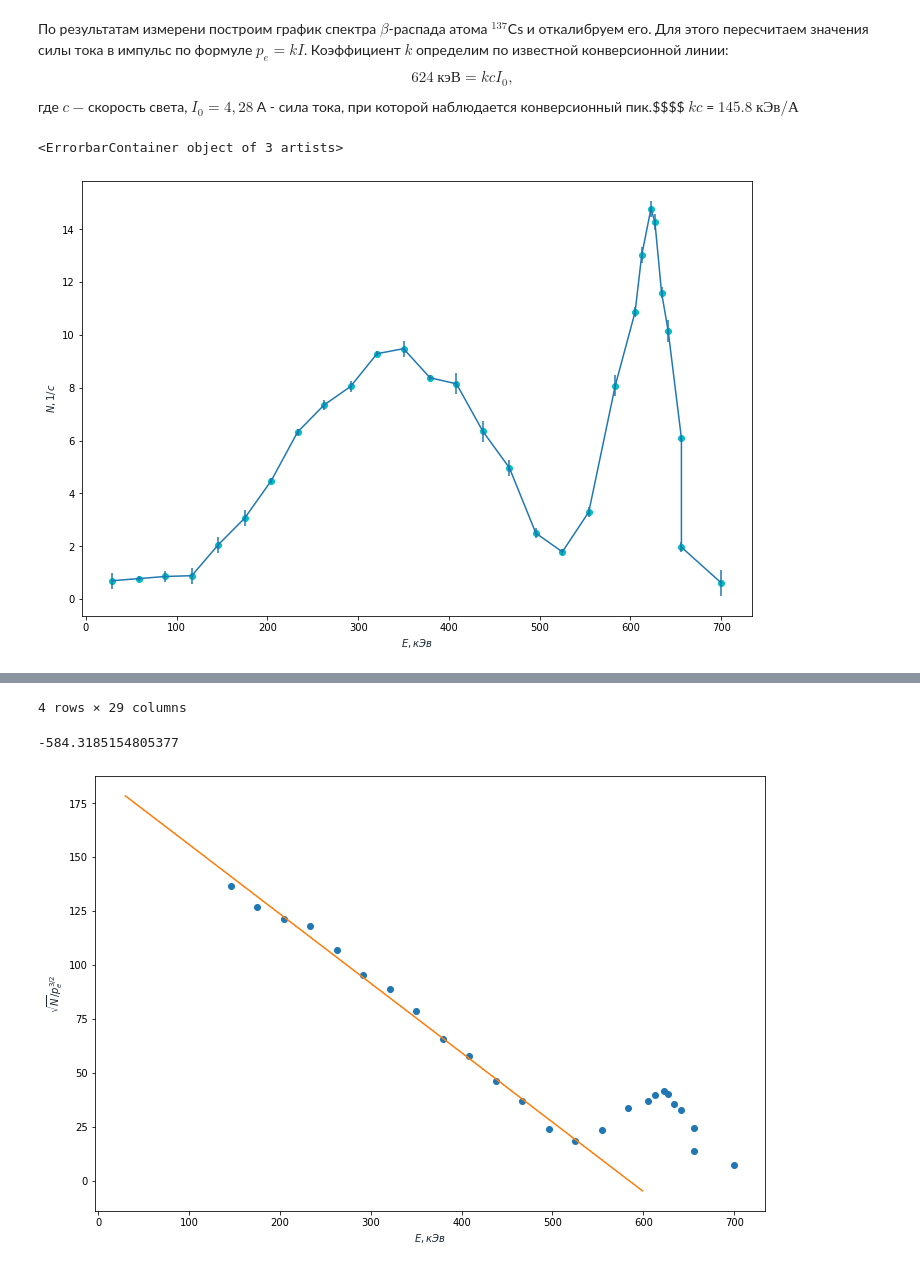
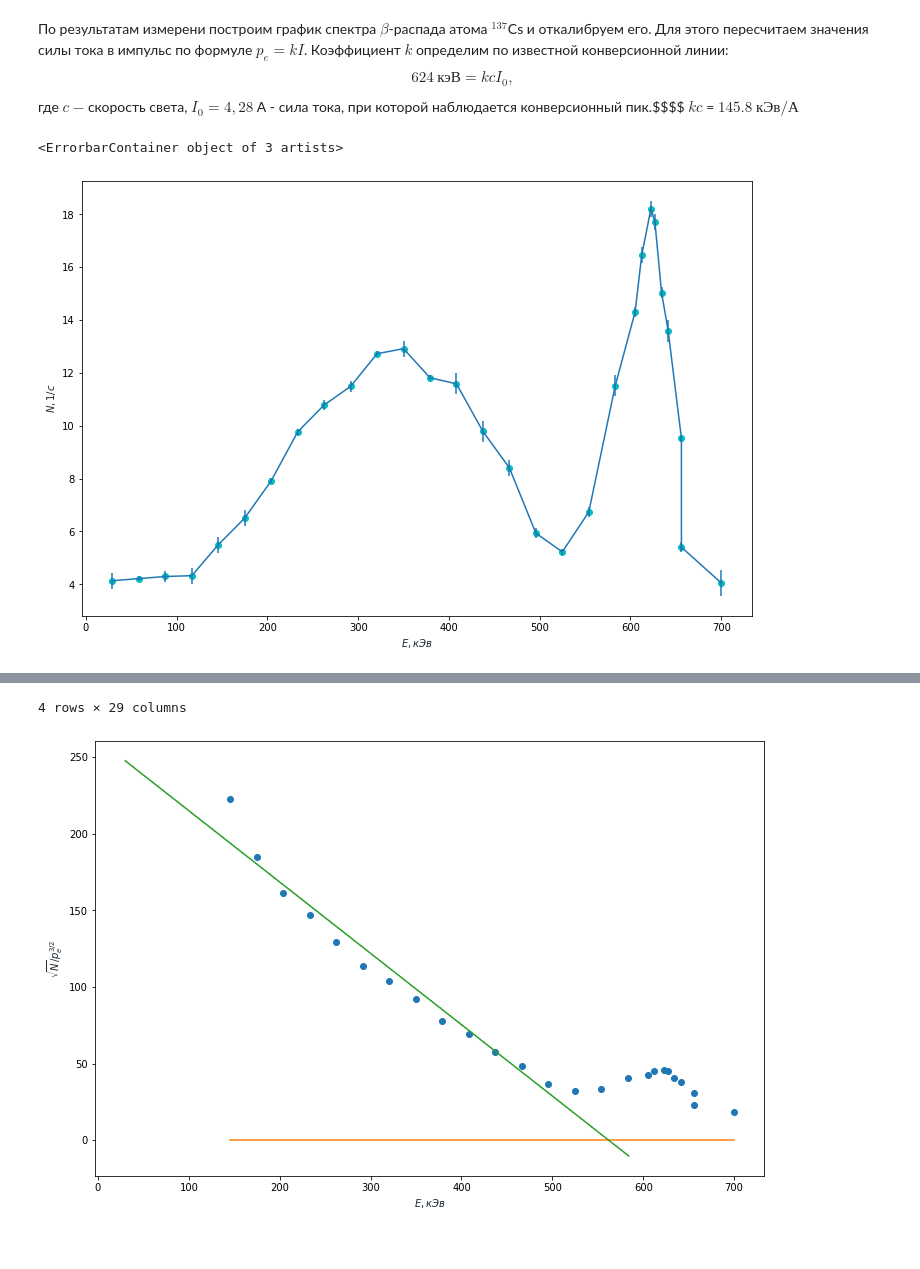
Before and after one commit to tsatsulya/LABS5, a Jupyter notebook: 5.4.2.ipynb, the cells around one changed output, grey strips where cells are left out. Saved outputs shown, nothing was run; the diff lists cells and outputs as text; code cells hidden in the pictures.

```diff
--- a/5.4.2.ipynb
+++ b/5.4.2.ipynb
@@ -93,6 +94,7 @@ display(Back.T)
 			$$624 \ \text{кэВ} = kcI_0,$$
 где $c$ $-$ скорость света, $I_0 = 4,28$ А - сила тока, при которой наблюдается конверсионный пик.$$$$ $kc$ = $145.8$ $ кЭв/А$
 # %%
+N = N + 3.4364
 plt.figure(figsize=(12,8))
 plt.ylabel('$N, 1/c$', color='#1C2833')
 plt.xlabel('$E,кЭв$', color='#1C2833')
@@ -100,7 +102,7 @@ plt.plot(E, N, "o", color = 'c');
 plt.errorbar(E, N, qN)
 # %% [output]
 <ErrorbarContainer object of 3 artists>
-[figure, old version]
+[figure, new version]
 # %%
 k = 0.00048
 p = k * I
@@ -111,14 +113,14 @@ plt.figure(figsize=(12,8))
 plt.xlabel('$Е,кЭв$', color='#1C2833')
 plt.ylabel('${\sqrt{N}}/{p_e^{3/2}}$', color='#1C2833')
 plt.plot(E[4:], m[4:], 'o')
+plt.plot(E[4:], [0]*len(E[4:]))
+
 linE = E[4:18]
 linm = m[4:18]
 z = np.polyfit(linE, linm, 1)
-x = np.array(list(range(30, 600)))
+x = np.array(list(range(30, 585)))
 plt.errorbar(x, x*z[0] + z[1], yerr=0.07)
-k = z[0]
-b = z[1]
+k, b = z[0], z[1]
 display(Main.T)
-b/k
 # %% [output]
 |  | 0 | 1 | 2 | 3 | 4 | 5 | 6 | 7 | 8 | 9 | ... | ... |
@@ -129,5 +131,4 @@ b/k
 4 rows × 29 columns
--584.3185154805377
-[figure, old version]
+[figure, new version]
 # %% [markdown]
 ${\sqrt{N}}/{p_e^{3/2}}$ = $k*E$ + $b$,
```
Also changed, not shown: parts of 4 cells of this notebook, 5 other files.
